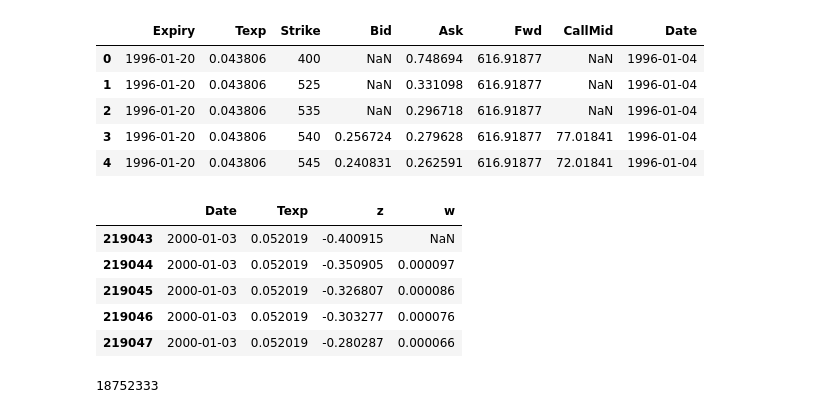
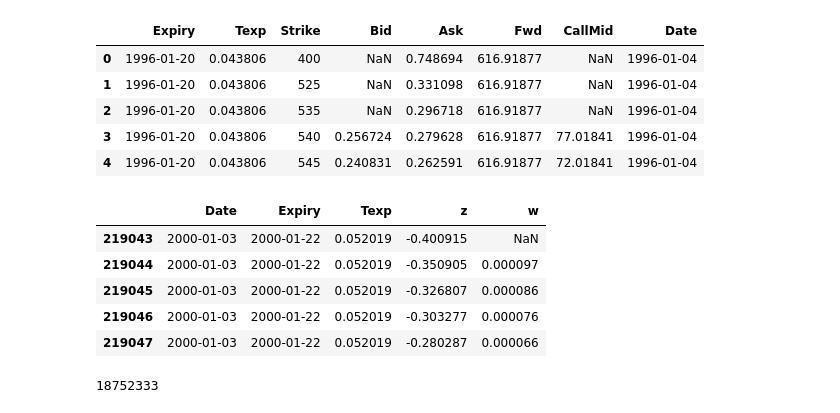
Before and after one commit to hannesnikulski/paper-revision, a Jupyter notebook: notes.ipynb, the cells around one changed output. Drawn from its saved outputs; the diff is of its cells as text; code cells hidden in the pictures.

```diff
--- a/notes.ipynb
+++ b/notes.ipynb
@@ -44,21 +44,21 @@ df.head()
 # %%
 df = pd.read_parquet("data/final.parquet")
 df = df.loc[(df["Date"] >= "2000-01-01") & (df["Date"] <= "2024-12-31")]
 
 df["z"] = np.log(df["Strike"] / df["Fwd"])
 df["w"] = (df["CallMid"] / 10_000) ** 2 * df["Texp"]
 
-df = df[["Date", "Texp", "z", "w"]]
+df = df[["Date", "Expiry", "Texp", "z", "w"]]
 df.to_parquet("data/ivdata.parquet")
 
 df.head()
 # %% [output]
-|  | Date | Texp | z | w |
-| 219043 | 2000-01-03 | 0.052019 | -0.400915 | NaN |
-| 219044 | 2000-01-03 | 0.052019 | -0.350905 | 0.000097 |
-| 219045 | 2000-01-03 | 0.052019 | -0.326807 | 0.000086 |
-| 219046 | 2000-01-03 | 0.052019 | -0.303277 | 0.000076 |
-| 219047 | 2000-01-03 | 0.052019 | -0.280287 | 0.000066 |
+|  | Date | Expiry | Texp | z | w |
+| 219043 | 2000-01-03 | 2000-01-22 | 0.052019 | -0.400915 | NaN |
+| 219044 | 2000-01-03 | 2000-01-22 | 0.052019 | -0.350905 | 0.000097 |
+| 219045 | 2000-01-03 | 2000-01-22 | 0.052019 | -0.326807 | 0.000086 |
+| 219046 | 2000-01-03 | 2000-01-22 | 0.052019 | -0.303277 | 0.000076 |
+| 219047 | 2000-01-03 | 2000-01-22 | 0.052019 | -0.280287 | 0.000066 |
 # %%
 df = pd.read_parquet("data/final.parquet")
 df = df.loc[(df["Date"] >= "2000-01-01") & (df["Date"] <= "2024-12-31")]
```
Also changed, not shown: 25 other files.
